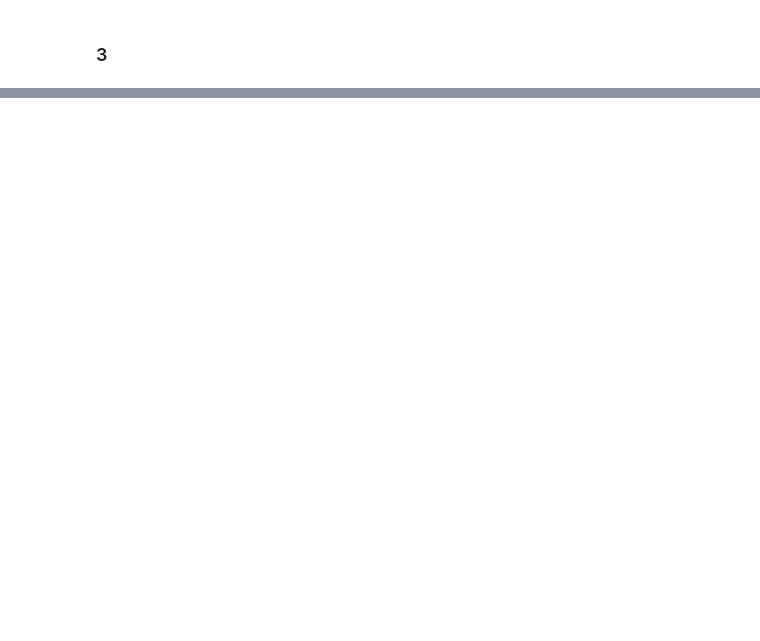
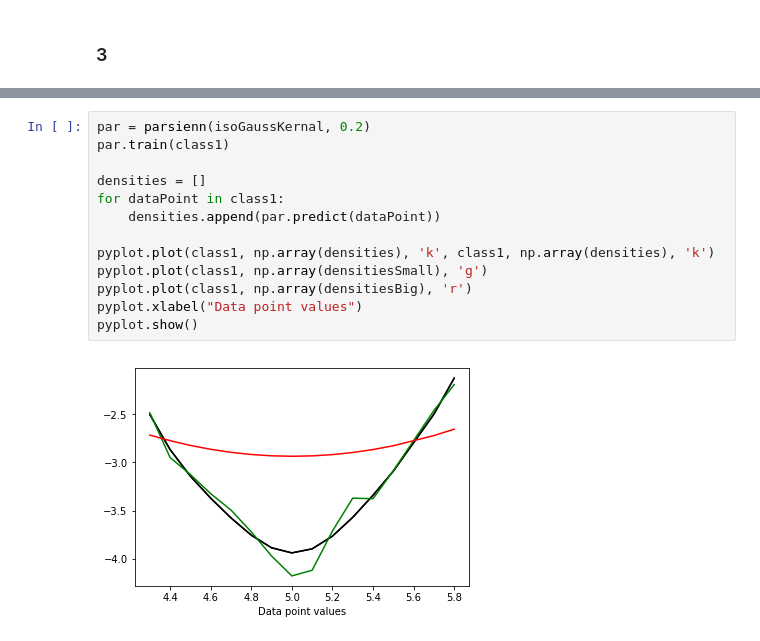
Before and after one commit to marued/IFT6390, a Jupyter notebook: Homeworks/Homework1/Question1.ipynb, the cells around one changed output, grey strips where cells are left out. Saved outputs shown, nothing was run; the diff lists cells and outputs as text; blank space fills up the shorter version.

```diff
--- a/Homeworks/Homework1/Question1.ipynb
+++ b/Homeworks/Homework1/Question1.ipynb
@@ -311,0 +367,15 @@ Result:  5.988816745777465
+# %%
+par = parsienn(isoGaussKernal, 0.2)
+par.train(class1)
+
+densities = []
+for dataPoint in class1:
+    densities.append(par.predict(dataPoint))
+
+pyplot.plot(class1, np.array(densities), 'k', class1, np.array(densities), 'k')
+pyplot.plot(class1, np.array(densitiesSmall), 'g')
+pyplot.plot(class1, np.array(densitiesBig), 'r')
+pyplot.xlabel("Data point values")
+pyplot.show()
+# %% [output]
+[figure, added]
```
Also changed, not shown: parts of 12 cells of this notebook.
